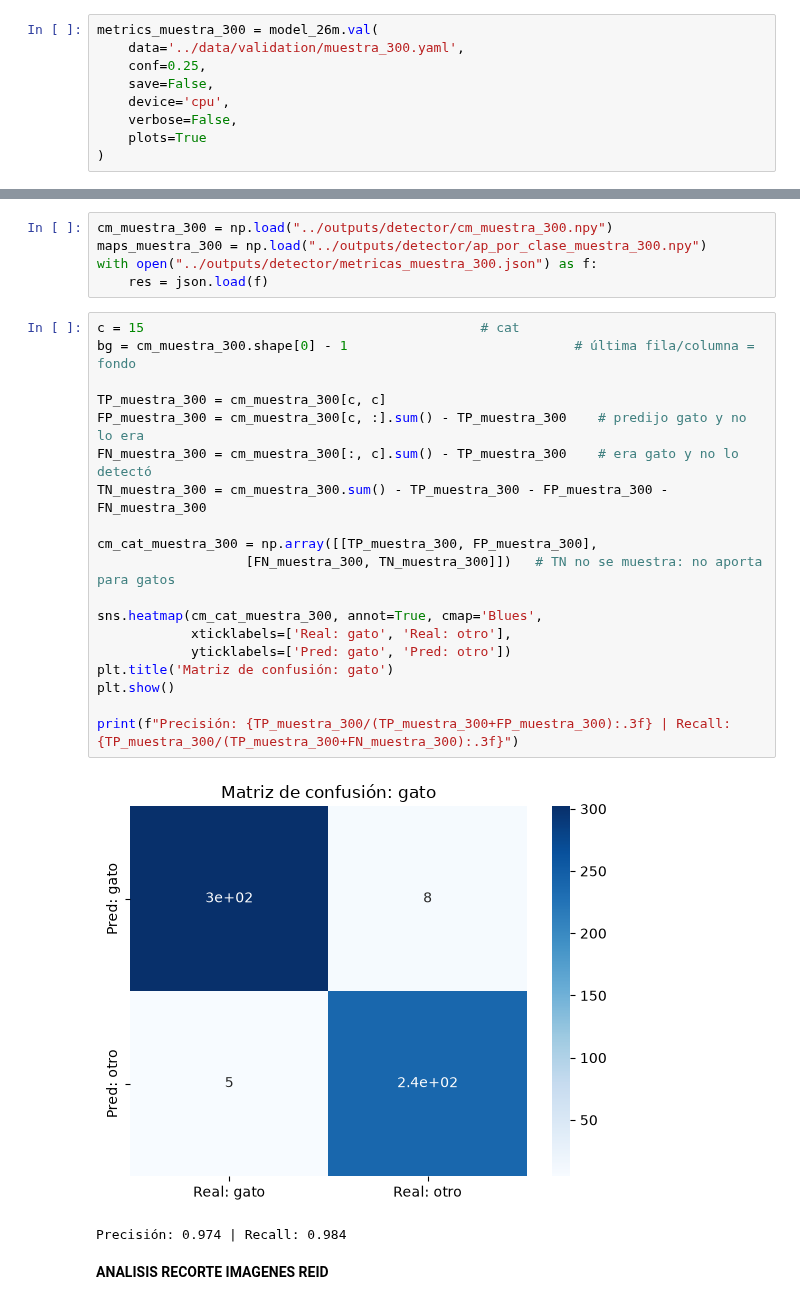
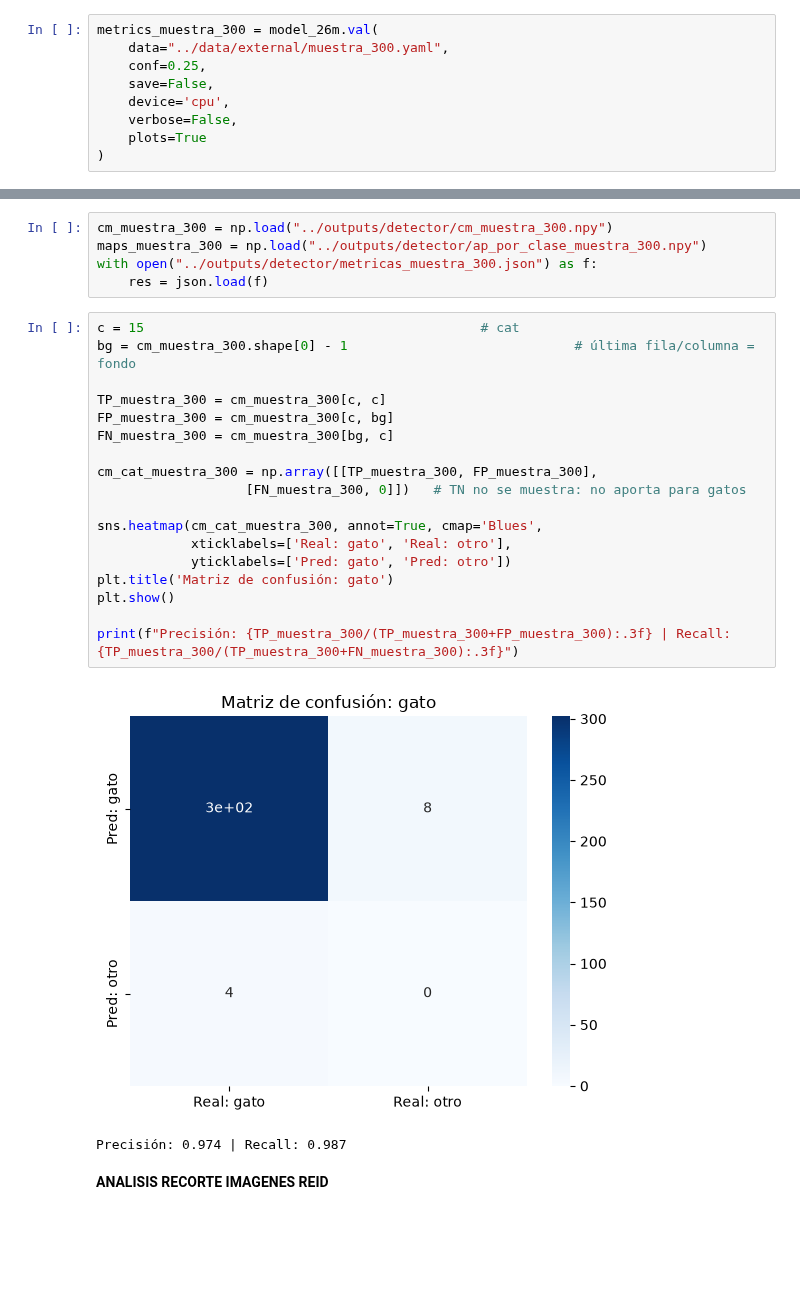
Before and after one commit to 317745/IA_PROJECT, a Jupyter notebook: notebooks/02_evaluacion_detector.ipynb, the cells around one changed output, grey strips where cells are left out. Cells and saved outputs as stored; diff of their text form; blank space fills up the shorter version.

```diff
--- a/notebooks/02_evaluacion_detector.ipynb
+++ b/notebooks/02_evaluacion_detector.ipynb
@@ -66,7 +66,7 @@ Precisión: 0.861 | Recall: 0.886
 **VALIDACIÓN MUESTRA 300**
 # %%
 metrics_muestra_300 = model_26m.val(
-    data='../data/validation/muestra_300.yaml',
+    data="../data/external/muestra_300.yaml",
     conf=0.25,
     save=False,
     device='cpu',
@@ -102,25 +102,24 @@ with open("../outputs/detector/metricas_muestra_300.json") as f:
 # %%
 c = 15                                           # cat
 bg = cm_muestra_300.shape[0] - 1                             # última fila/columna = fondo
 
 TP_muestra_300 = cm_muestra_300[c, c]
-FP_muestra_300 = cm_muestra_300[c, :].sum() - TP_muestra_300    # predijo gato y no lo era
-FN_muestra_300 = cm_muestra_300[:, c].sum() - TP_muestra_300    # era gato y no lo detectó
-TN_muestra_300 = cm_muestra_300.sum() - TP_muestra_300 - FP_muestra_300 - FN_muestra_300
+FP_muestra_300 = cm_muestra_300[c, bg]
+FN_muestra_300 = cm_muestra_300[bg, c]
 
 cm_cat_muestra_300 = np.array([[TP_muestra_300, FP_muestra_300],
-                   [FN_muestra_300, TN_muestra_300]])   # TN no se muestra: no aporta para gatos
+                   [FN_muestra_300, 0]])   # TN no se muestra: no aporta para gatos
 
 sns.heatmap(cm_cat_muestra_300, annot=True, cmap='Blues',
             xticklabels=['Real: gato', 'Real: otro'],
             yticklabels=['Pred: gato', 'Pred: otro'])
 plt.title('Matriz de confusión: gato')
 plt.show()
 
 print(f"Precisión: {TP_muestra_300/(TP_muestra_300+FP_muestra_300):.3f} | Recall: {TP_muestra_300/(TP_muestra_300+FN_muestra_300):.3f}")
 # %% [output]
-[figure, old version]
+[figure, new version]
-Precisión: 0.974 | Recall: 0.984
+Precisión: 0.974 | Recall: 0.987
 # %% [markdown]
 **ANALISIS RECORTE IMAGENES REID**
 # %%
```
Also changed, not shown: parts of 2 cells of this notebook, 8 other files.
